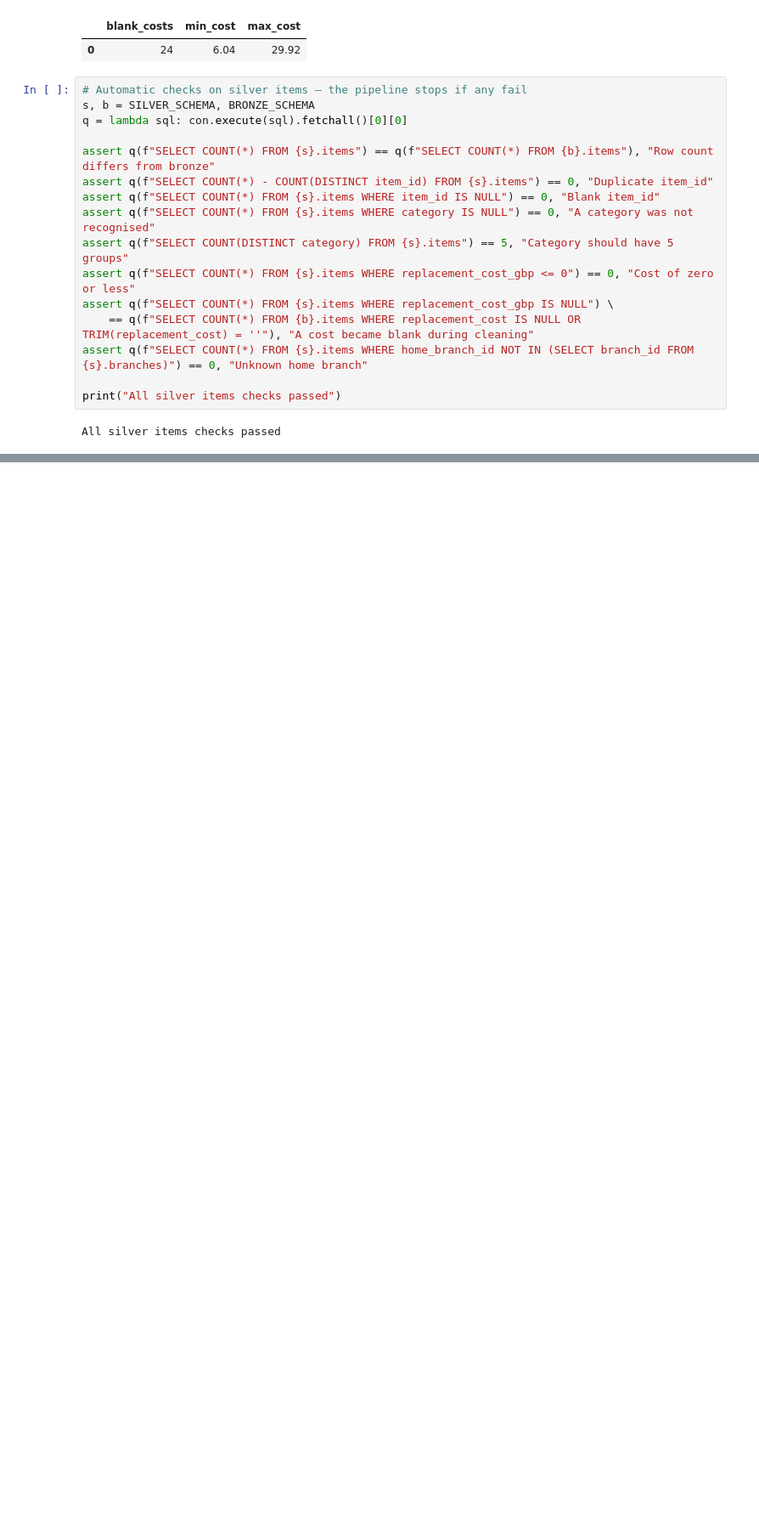
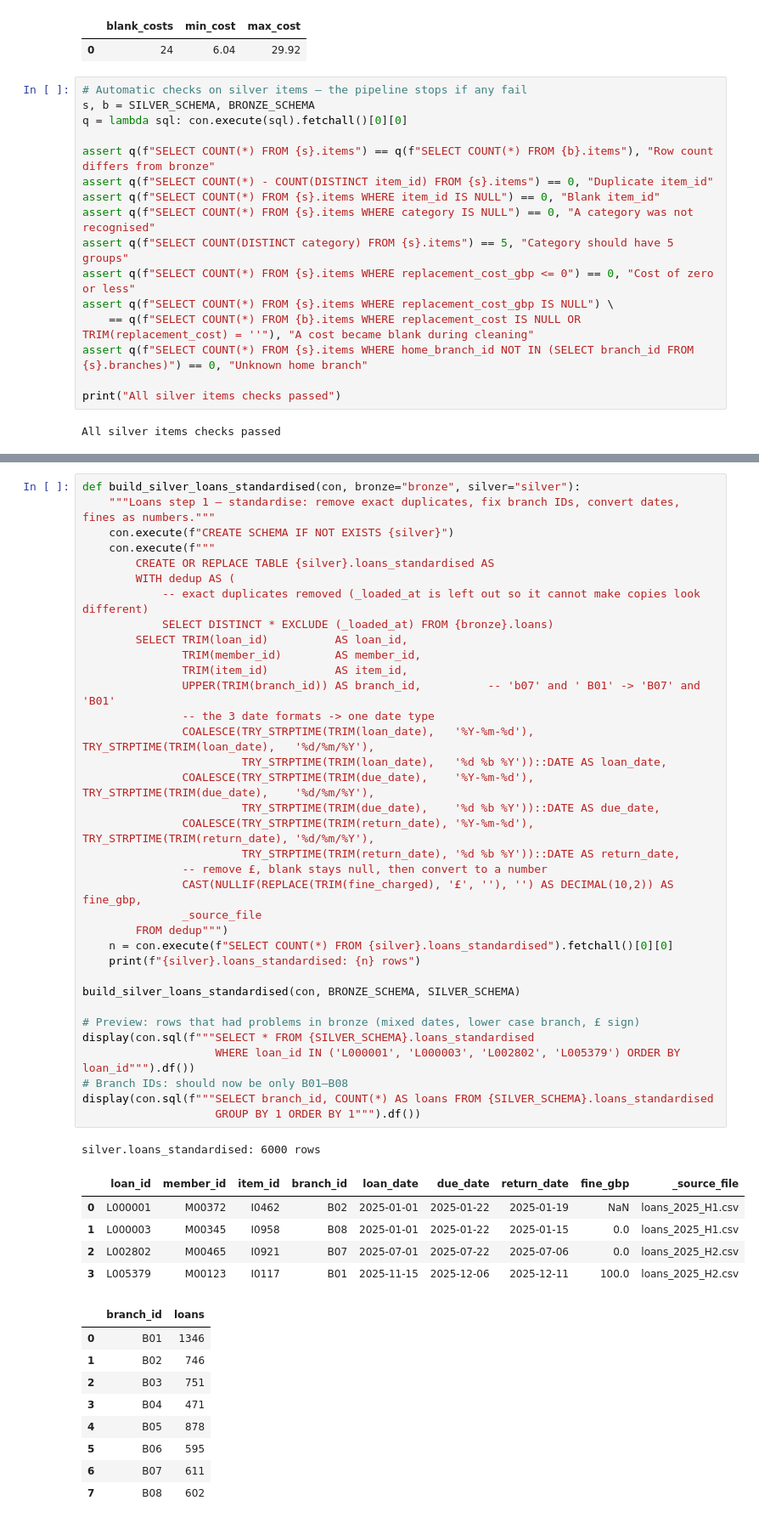
Before and after one commit to HuriyaAhmerr/5782076-AnalyticsEngineering, a Jupyter notebook: 5782076_library_pipeline.ipynb, the cells around one changed output, grey strips where cells are left out. Shown at 85% size. Saved outputs shown, nothing was run; the diff lists cells and outputs as text; blank space fills up the shorter version.

```diff
--- a/5782076_library_pipeline.ipynb
+++ b/5782076_library_pipeline.ipynb
@@ -1689,0 +1706,51 @@ All silver items checks passed
+# %%
+def build_silver_loans_standardised(con, bronze="bronze", silver="silver"):
+    """Loans step 1 – standardise: remove exact duplicates, fix branch IDs, convert dates, fines as numbers."""
+    con.execute(f"CREATE SCHEMA IF NOT EXISTS {silver}")
+    con.execute(f"""
+        CREATE OR REPLACE TABLE {silver}.loans_standardised AS
+        WITH dedup AS (
+            -- exact duplicates removed (_loaded_at is left out so it cannot make copies look different)
+            SELECT DISTINCT * EXCLUDE (_loaded_at) FROM {bronze}.loans)
+        SELECT TRIM(loan_id)          AS loan_id,
+               TRIM(member_id)        AS member_id,
+               TRIM(item_id)          AS item_id,
+               UPPER(TRIM(branch_id)) AS branch_id,          -- 'b07' and ' B01' -> 'B07' and 'B01'
+               -- the 3 date formats -> one date type
+               COALESCE(TRY_STRPTIME(TRIM(loan_date),   '%Y-%m-%d'), TRY_STRPTIME(TRIM(loan_date),   '%d/%m/%Y'),
+                        TRY_STRPTIME(TRIM(loan_date),   '%d %b %Y'))::DATE AS loan_date,
+               COALESCE(TRY_STRPTIME(TRIM(due_date),    '%Y-%m-%d'), TRY_STRPTIME(TRIM(due_date),    '%d/%m/%Y'),
+                        TRY_STRPTIME(TRIM(due_date),    '%d %b %Y'))::DATE AS due_date,
+               COALESCE(TRY_STRPTIME(TRIM(return_date), '%Y-%m-%d'), TRY_STRPTIME(TRIM(return_date), '%d/%m/%Y'),
+                        TRY_STRPTIME(TRIM(return_date), '%d %b %Y'))::DATE AS return_date,
+               -- remove £, blank stays null, then convert to a number
+               CAST(NULLIF(REPLACE(TRIM(fine_charged), '£', ''), '') AS DECIMAL(10,2)) AS fine_gbp,
+               _source_file
+        FROM dedup""")
+    n = con.execute(f"SELECT COUNT(*) FROM {silver}.loans_standardised").fetchall()[0][0]
+    print(f"{silver}.loans_standardised: {n} rows")
+
+build_silver_loans_standardised(con, BRONZE_SCHEMA, SILVER_SCHEMA)
+
+# Preview: rows that had problems in bronze (mixed dates, lower case branch, £ sign)
+display(con.sql(f"""SELECT * FROM {SILVER_SCHEMA}.loans_standardised
+                    WHERE loan_id IN ('L000001', 'L000003', 'L002802', 'L005379') ORDER BY loan_id""").df())
+# Branch IDs: should now be only B01–B08
+display(con.sql(f"""SELECT branch_id, COUNT(*) AS loans FROM {SILVER_SCHEMA}.loans_standardised
+                    GROUP BY 1 ORDER BY 1""").df())
+# %% [output]
+silver.loans_standardised: 6000 rows
+|  | loan_id | member_id | item_id | branch_id | loan_date | due_date | return_date | fine_gbp | _source_file |
+| 0 | L000001 | M00372 | I0462 | B02 | 2025-01-01 | 2025-01-22 | 2025-01-19 | NaN | loans_2025_H1.csv |
+| 1 | L000003 | M00345 | I0958 | B08 | 2025-01-01 | 2025-01-22 | 2025-01-15 | 0.0 | loans_2025_H1.csv |
+| 2 | L002802 | M00465 | I0921 | B07 | 2025-07-01 | 2025-07-22 | 2025-07-06 | 0.0 | loans_2025_H2.csv |
+| 3 | L005379 | M00123 | I0117 | B01 | 2025-11-15 | 2025-12-06 | 2025-12-11 | 100.0 | loans_2025_H2.csv |
+|  | branch_id | loans |
+| 0 | B01 | 1346 |
+| 1 | B02 | 746 |
+| 2 | B03 | 751 |
+| 3 | B04 | 471 |
+| 4 | B05 | 878 |
+| 5 | B06 | 595 |
+| 6 | B07 | 611 |
+| 7 | B08 | 602 |
```
Also changed, not shown: parts of 3 cells of this notebook.
